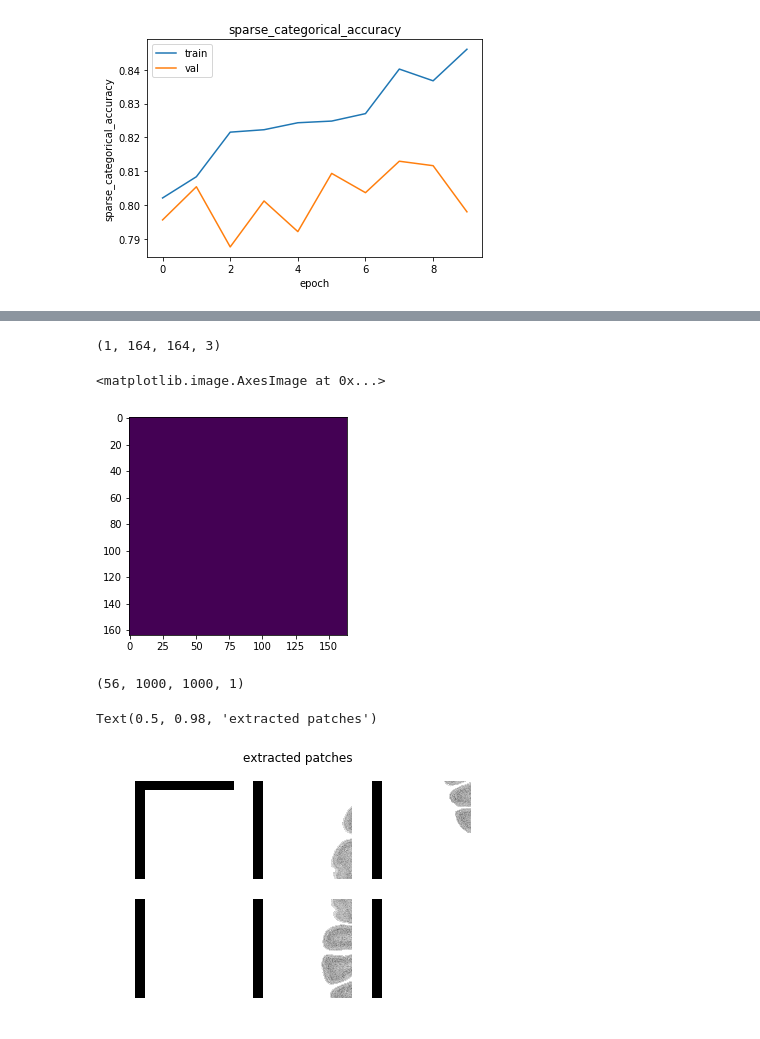
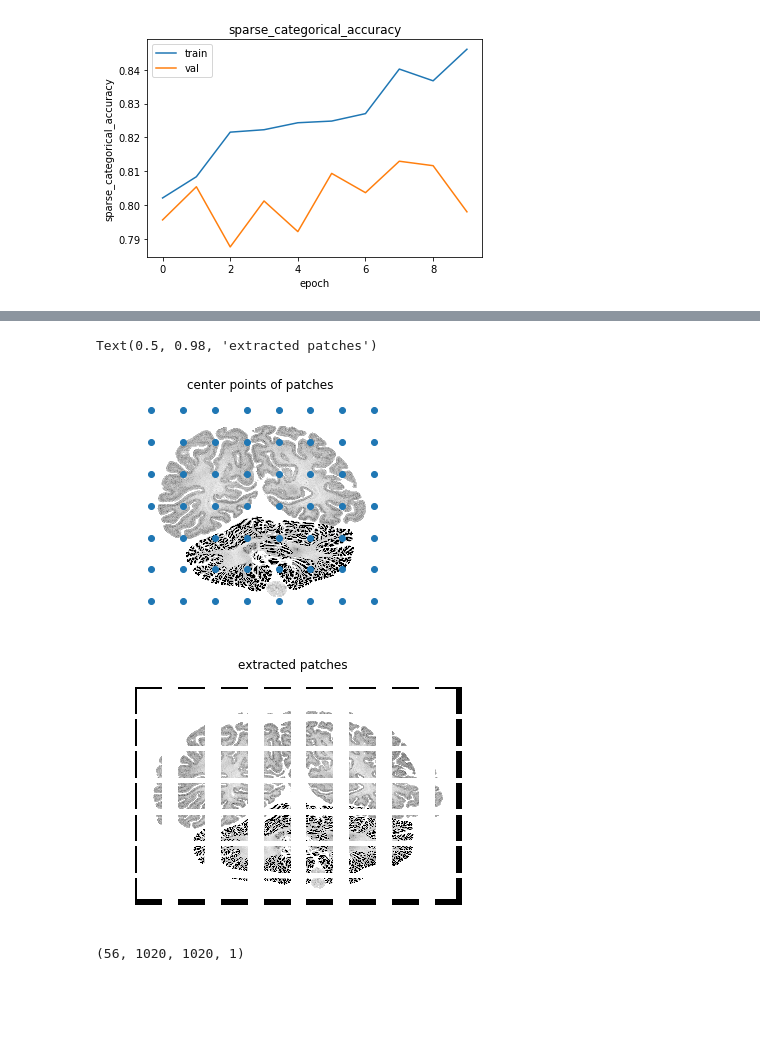
Before and after one commit to hspitzer/histo-seg, a Jupyter notebook: tutorial-segmentation.ipynb, the cells around one changed output, grey strips where cells are left out. Saved outputs shown, nothing was run; the diff lists cells and outputs as text; code cells hidden in the pictures; blank space fills up the shorter version.

```diff
--- a/tutorial-segmentation.ipynb
+++ b/tutorial-segmentation.ipynb
@@ -418,7 +419,10 @@ Evaluatiom on whole slide histological images
 - need to create model with correct input size input sizes to evaluate large images and load saved weights
 # %%
 # recreate unet model with larger input size
-input_shape = (1000,1000,1)
+input_shape = (1020,1020,1)
+# ensure that this is a valid input size
+print('Possible input/output sizes of model are:', suggest_input_sizes(model, input_shape[0]))
+
 input_tensor = Input(shape=input_shape)
 eval_model = u_net(input_tensor)
 eval_model.load_weights(model_name)
@@ -493,15 +491,34 @@ Text(0.5, 0.98, 'extracted patches')
-# %%
-pred.shape
-# %% [output]
-(1, 164, 164, 3)
-# %%
-plt.imshow(np.argmax(pred, axis=3)[0], vmin=0, vmax=2)
-# %% [output]
-<matplotlib.image.AxesImage at 0x...>
-[figure, removed]
+# %%
+# predict large image by predicting grid of small overlapping images
+
+# load image to predict
+X_test = imageio.imread(sections_fname.format(test_sections[4]))
+Y_test = imageio.imread(masks_gmwm_fname.format(test_sections[4]))
+
+# create slightly overlapping patches from whole slide section
+grid = create_grid(X_test, spacing=eval_model.output_shape[1])
+patches = sample_from_coords(X_test, grid, patch_shape=eval_model.input_shape[1:3])
+
+# plot grid on image
+fig = plt.figure()
+plt.imshow(X_test, cmap='gray')
+plt.plot(grid[:,1], grid[:,0], 'o')
+plt.axis('off')
+plt.title('center points of patches')
+
+# plot patches
+fig, axes = plt.subplots(7,8)
+for i,ax in enumerate(axes.T.flatten()):
+    ax.axis('off')
+    ax.imshow(patches[i], cmap='gray')
+plt.suptitle('extracted patches')
+# %% [output]
+Text(0.5, 0.98, 'extracted patches')
+[figure, added]
+[figure, added]
 # %%
 patches_to_predict = np.expand_dims(patches,3)
 print(patches_to_predict.shape)
-res = eval_model.predict_generator(datagen.flow(patches_to_predict, batch_size=1, shuffle=False), steps=len(patches_to_predict))
+predicted_patches = eval_model.predict_generator(datagen.flow(patches_to_predict, batch_size=1, shuffle=False), steps=len(patches_to_predict))
 # %% [output]
-(56, 1000, 1000, 1)
+(56, 1020, 1020, 1)
@@ -530,10 +524,0 @@ def image_from_patches(patches, coords, X_test.shape):
-# %%
-# plot patches
-fig, axes = plt.subplots(2,3)
-for i,ax in enumerate(axes.T.flatten()):
-    ax.axis('off')
-    ax.imshow(patches_to_predict[i,:,:,0], cmap='gray')
-plt.suptitle('extracted patches')
-# %% [output]
-Text(0.5, 0.98, 'extracted patches')
-[figure, removed]
```
Also changed, not shown: parts of 35 cells of this notebook, 1 other file.
